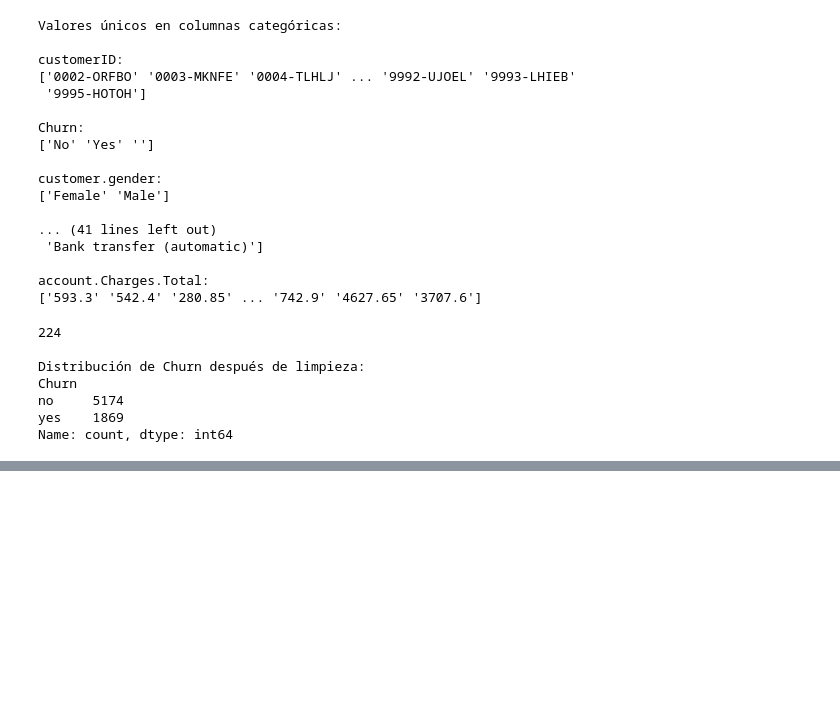
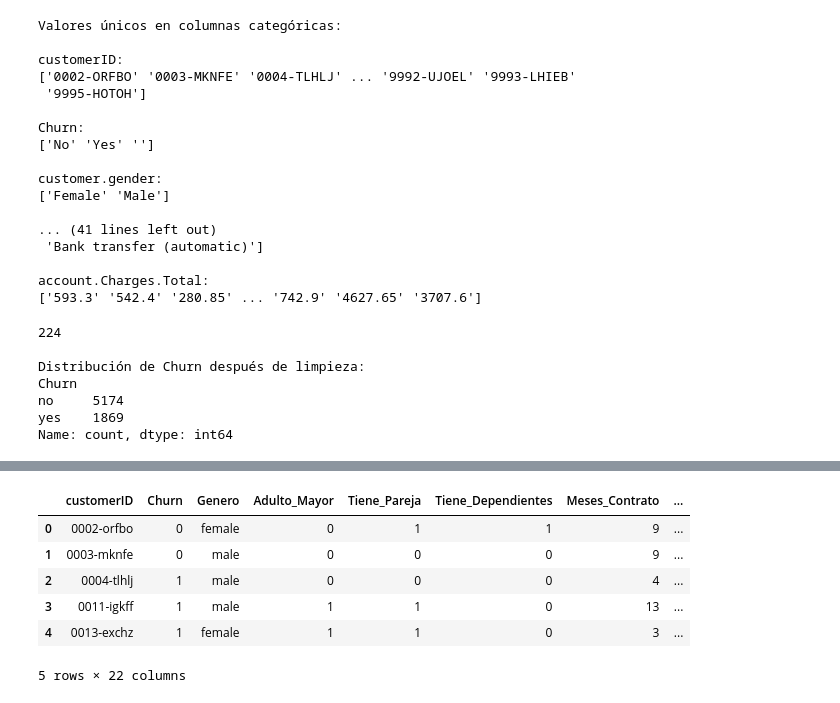
Before and after one commit to CatalinaM15/Alura-Telecom-X---An-lisis-de-Evasi-n-de-Clientes, a Jupyter notebook: TelecomX_LATAM.ipynb, the cells around one changed output, grey strips where cells are left out. Cells and saved outputs as stored; diff of their text form; code cells hidden in the pictures; blank space fills up the shorter version.

```diff
--- a/TelecomX_LATAM.ipynb
+++ b/TelecomX_LATAM.ipynb
@@ -195,0 +262,33 @@ Name: count, dtype: int64
+# %%
+
+binarias = [
+    "Churn", "customer.Partner", "customer.Dependents",
+    "phone.PhoneService", "account.PaperlessBilling"
+]
+
+for col in binarias:
+    if col in df.columns:
+        df[col] = df[col].replace({"Yes": 1, "No": 0, "yes": 1, "no": 0})
+
+df = df.rename(columns={
+    "customer.gender": "Genero",
+    "customer.SeniorCitizen": "Adulto_Mayor",
+    "customer.Partner": "Tiene_Pareja",
+    "customer.Dependents": "Tiene_Dependientes",
+    "customer.tenure": "Meses_Contrato",
+    "phone.PhoneService": "Servicio_Telefono",
+    "account.Contract": "Tipo_Contrato",
+    "account.PaymentMethod": "Metodo_Pago",
+    "account.Charges.Monthly": "Cargo_Mensual",
+    "account.Charges.Total": "Cargo_Total"
+})
+
+df.head()
+# %% [output]
+|  | customerID | Churn | Genero | Adulto_Mayor | Tiene_Pareja | Tiene_Dependientes | Meses_Contrato | ... |
+| 0 | 0002-orfbo | 0 | female | 0 | 1 | 1 | 9 | ... |
+| 1 | 0003-mknfe | 0 | male | 0 | 0 | 0 | 9 | ... |
+| 2 | 0004-tlhlj | 1 | male | 0 | 0 | 0 | 4 | ... |
+| 3 | 0011-igkff | 1 | male | 1 | 1 | 0 | 13 | ... |
+| 4 | 0013-exchz | 1 | female | 1 | 1 | 0 | 3 | ... |
+5 rows × 22 columns
```
Also changed, not shown: parts of 11 cells of this notebook.
